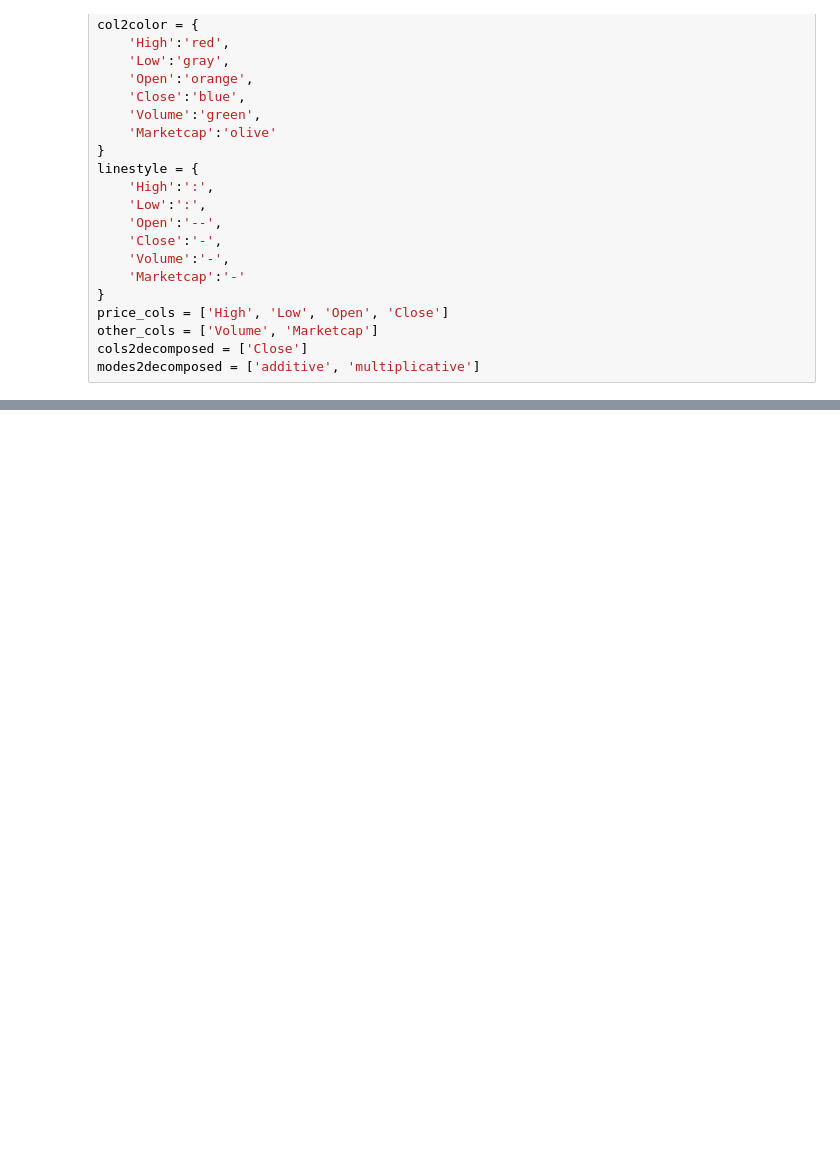
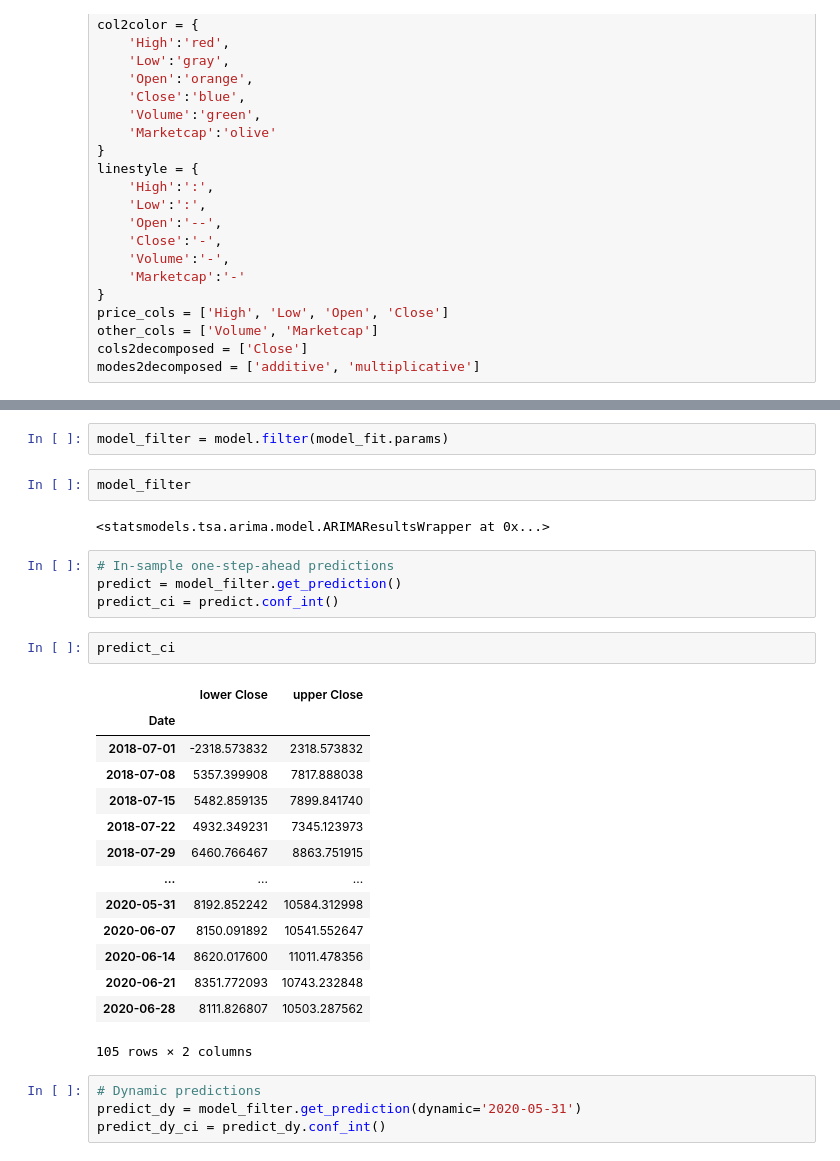
Before and after one commit to ysraell/forecasting, a Jupyter notebook: AFA4MTS.ipynb, the cells around one changed output, grey strips where cells are left out. Cells and saved outputs as stored; diff of their text form; blank space fills up the shorter version.

```diff
--- a/AFA4MTS.ipynb
+++ b/AFA4MTS.ipynb
@@ -150,0 +240,31 @@ df_results
+# %%
+model_filter = model.filter(model_fit.params)
+# %%
+model_filter
+# %% [output]
+<statsmodels.tsa.arima.model.ARIMAResultsWrapper at 0x...>
+# %%
+# In-sample one-step-ahead predictions
+predict = model_filter.get_prediction()
+predict_ci = predict.conf_int()
+# %%
+predict_ci
+# %% [output]
+|  | lower Close | upper Close |
+| Date |  |  |
+| 2018-07-01 | -2318.573832 | 2318.573832 |
+| 2018-07-08 | 5357.399908 | 7817.888038 |
+| 2018-07-15 | 5482.859135 | 7899.841740 |
+| 2018-07-22 | 4932.349231 | 7345.123973 |
+| 2018-07-29 | 6460.766467 | 8863.751915 |
+| ... | ... | ... |
+| 2020-05-31 | 8192.852242 | 10584.312998 |
+| 2020-06-07 | 8150.091892 | 10541.552647 |
+| 2020-06-14 | 8620.017600 | 11011.478356 |
+| 2020-06-21 | 8351.772093 | 10743.232848 |
+| 2020-06-28 | 8111.826807 | 10503.287562 |
+105 rows × 2 columns
+# %%
+# Dynamic predictions
+predict_dy = model_filter.get_prediction(dynamic='2020-05-31')
+predict_dy_ci = predict_dy.conf_int()
```
Also changed, not shown: parts of 10 cells of this notebook.
